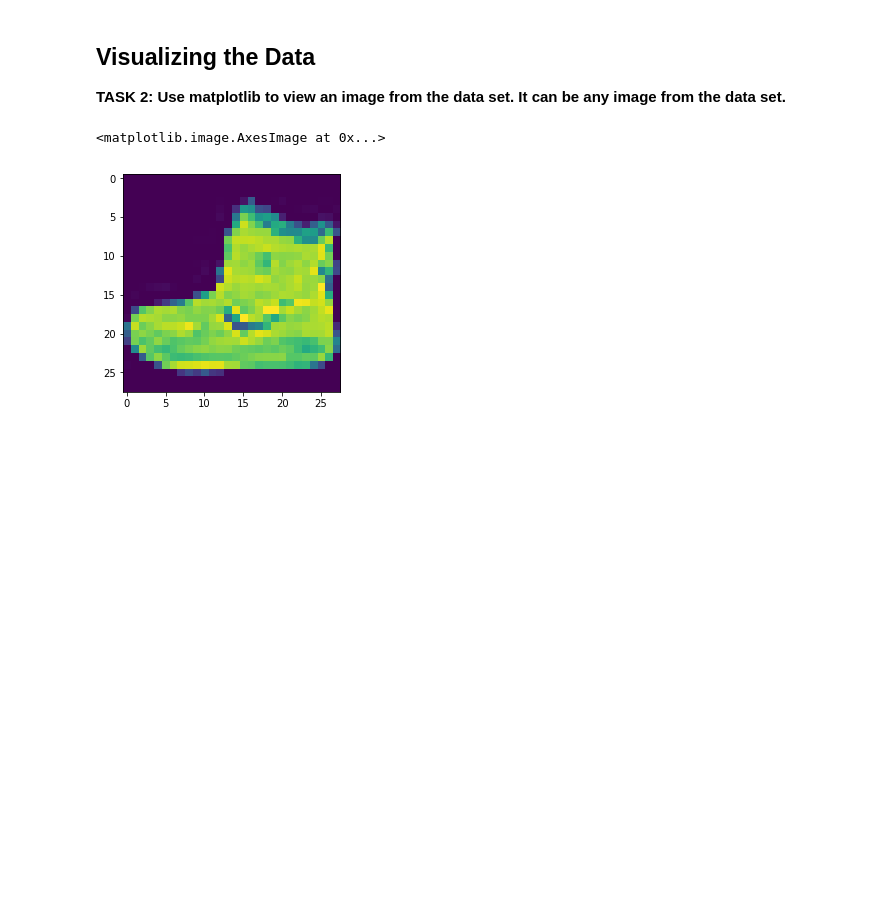
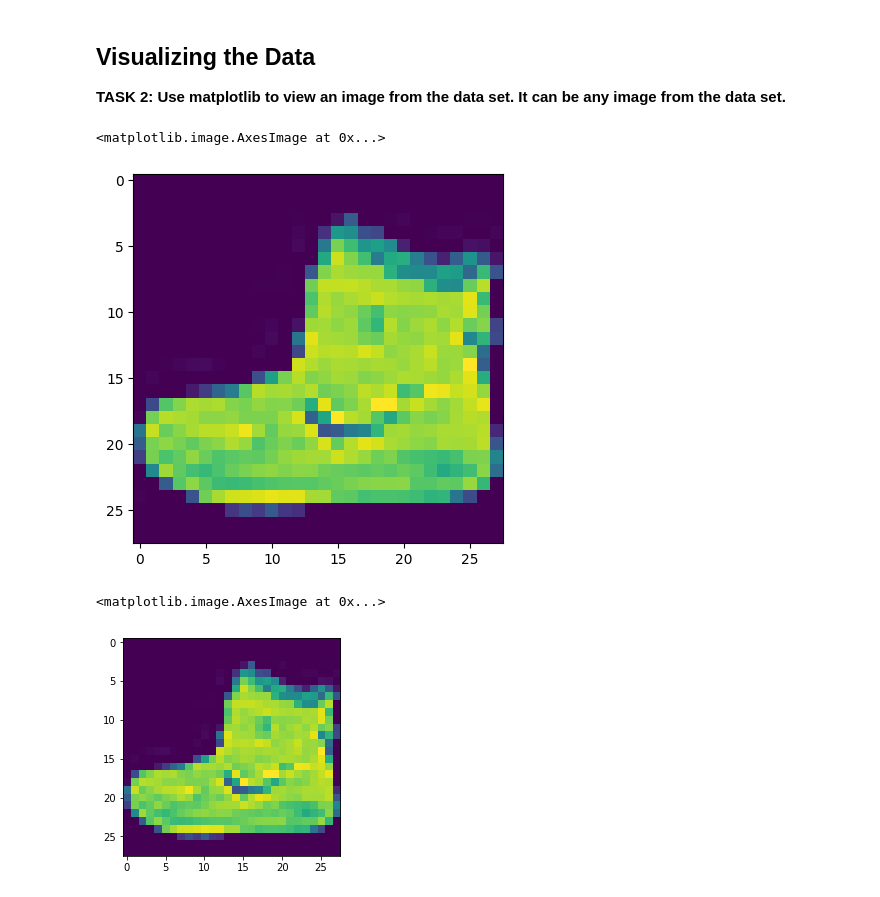
Before and after one commit to wereign/aera-vera-keras-nathu-geras, a Jupyter notebook: 04_DL_CV_Assessment.ipynb, the cells around one changed output. Saved outputs shown, nothing was run; the diff lists cells and outputs as text; code cells hidden in the pictures; blank space fills up the shorter version.

```diff
--- a/04_DL_CV_Assessment.ipynb
+++ b/04_DL_CV_Assessment.ipynb
@@ -42,3 +49,5 @@ Using TensorFlow backend.
 ## Visualizing the Data
 
 **TASK 2: Use matplotlib to view an image from the data set. It can be any image from the data set.**
+# %%
+single_image = x_train[0]
@@ -45,3 +56,8 @@ Using TensorFlow backend.
+# %%
+plt.imshow(single_image)
+# %% [output]
+<matplotlib.image.AxesImage at 0x...>
+[figure, added]
 # %%
 # %% [output]
 <matplotlib.image.AxesImage at 0x...>
```
Also changed, not shown: parts of 18 cells of this notebook.
